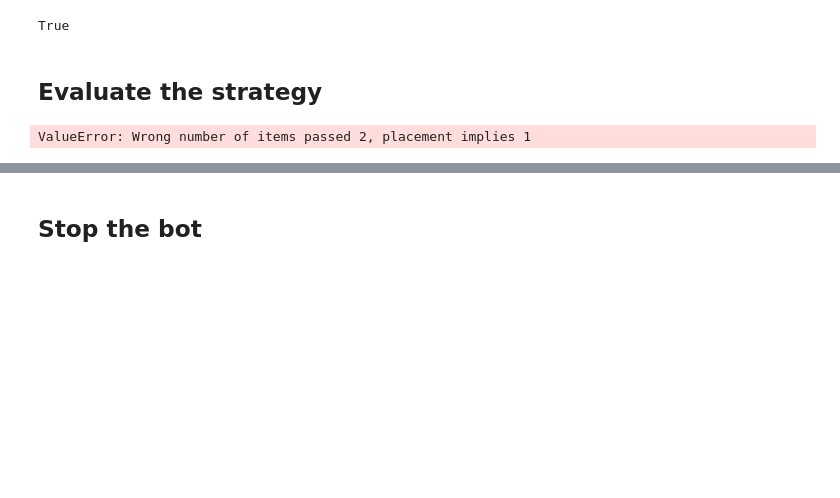
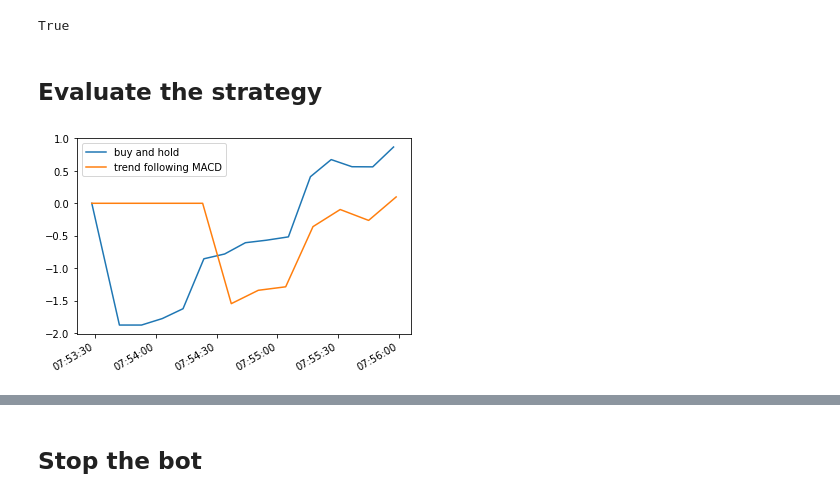
Before and after one commit to fredmontet/tars, a Jupyter notebook: notebooks/offline-testing.ipynb, the cells around one changed output, grey strips where cells are left out. Cells and saved outputs as stored; diff of their text form; code cells hidden in the pictures; blank space fills up the shorter version.

```diff
--- a/notebooks/offline-testing.ipynb
+++ b/notebooks/offline-testing.ipynb
@@ -21,8 +22,8 @@ portfolio_2 = portfolios.VirtualPortfolio({'ZUSD': 1000})
 trader_2 = traders.VirtualCryptoTrader(portfolio_2)
 # %%
 # Load strategies
-strategy_1 = strategies.BuyAndHold(trader_1, 'XETHZUSD', 0.4)
-strategy_2 = strategies.TrendFollowingMACD(trader_2, 'XETHZUSD', 0.4)
+strategy_1 = strategies.BuyAndHold(trader_1, 'XETHZUSD', 0.2)
+strategy_2 = strategies.TrendFollowingMACD(trader_2, 'XETHZUSD', 0.2)
 
 tars.load(strategy_1)
 tars.load(strategy_2)
@@ -37,18 +38,18 @@ True
 # %% [markdown]
 ## Evaluate the strategy
 # %%
-col = 'value'
-#col = 'total net profit'
+#col = 'value'
+col = 'total net profit'
 #col = 'profit factor'
 #col = 'average trade net profit'
 
 s1 = strategy_1.evaluator.evaluate()[col]
 s1.name = 'buy and hold'
 
 s2 = strategy_2.evaluator.evaluate()[col]
 s2.name = 'trend following MACD'
 
 s1.plot(legend=True)
 s2.plot(legend=True);
 # %% [output]
-ValueError: Wrong number of items passed 2, placement implies 1
+[figure, added]
```
Also changed, not shown: parts of 8 cells of this notebook, 2 other files.
